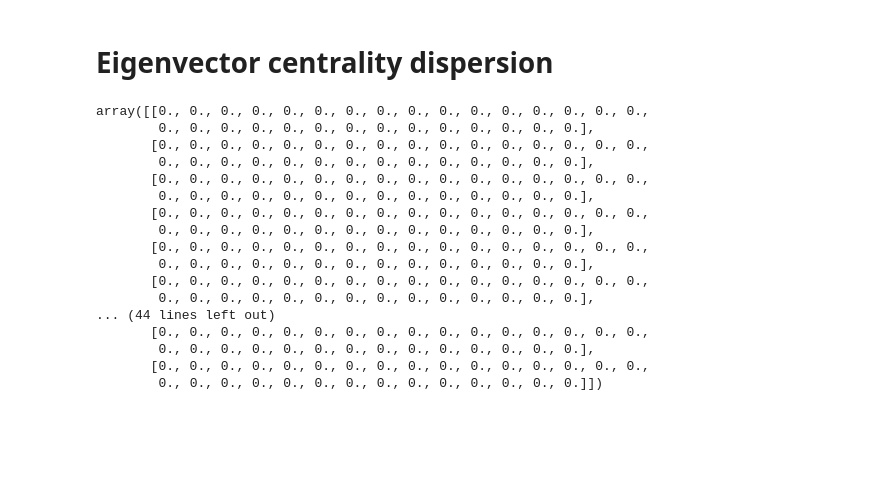
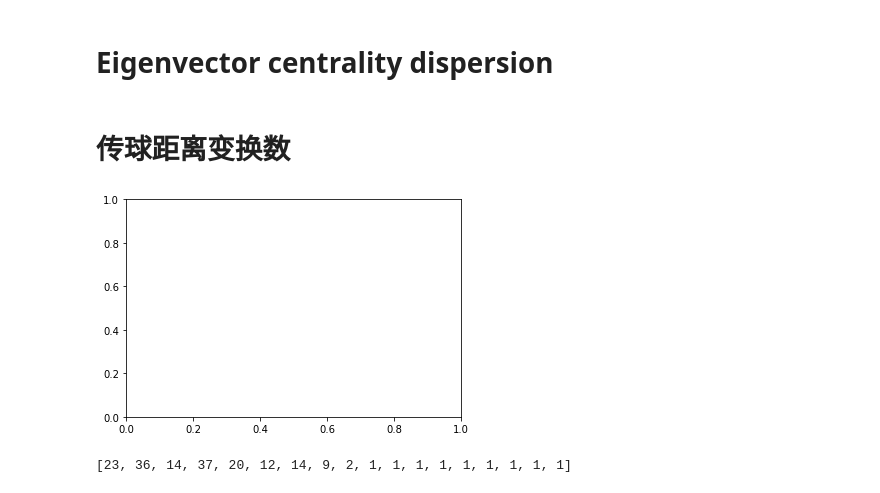
Before and after one commit to jansona/2020_MCM_ICM, a Jupyter notebook: task_1_short.ipynb, the cells around one changed output. Saved outputs shown, nothing was run; the diff lists cells and outputs as text; code cells hidden in the pictures; blank space fills up the shorter version.

```diff
--- a/task_1_short.ipynb
+++ b/task_1_short.ipynb
@@ -12,7 +62,7 @@ match = 2
 fullevent_data = pd.read_csv("./2020_Problem_D_DATA/fullevents.csv")
 # %%
 pfed = fullevent_data.loc[:, ['MatchID', 'TeamID', 'MatchPeriod', 'EventTime', 'EventType', 'EventSubType']]
-pfed = pfed[pfed['MatchID']==match][pfed['TeamID'].isin(['Huskies'])]
+pfed = pfed[pfed['MatchID']==match]
 # %%
 pfed = pfed.reset_index()
 pfed = pfed.loc[:, ['MatchID', 'TeamID', 'MatchPeriod', 'EventTime', 'EventType', 'EventSubType']]
@@ -102,5 +169,5 @@ passing_data.head()
 | 3 | 1 | Opponent1 | Opponent1_G1 | Opponent1_F1 | 1H | 92.216160 | Launch | ... |
 | 4 | 1 | Huskies | Huskies_M2 | Huskies_M3 | 1H | 98.265191 | Simple pass | ... |
 # %%
-PPD = passing_data.loc[:, ['MatchID', 'TeamID', 'OriginPlayerID', 'DestinationPlayerID', 'EventTime', 'EventOrigin_x', 'EventOrigin_y']]
-PPD = PPD[PPD['MatchID']==match][PPD['TeamID'].isin(['Huskies'])]
+PPD = passing_data.loc[:, ['MatchID', 'TeamID', 'OriginPlayerID', 'DestinationPlayerID', 'EventTime', 'EventOrigin_x', 'EventOrigin_y', 'EventDestination_x', 'EventDestination_y']]
+PPD = PPD[PPD['MatchID']==match][PPD['TeamID'].isin(list(set(fullevent_data.TeamID) & {'Huskies'}))]
@@ -222,28 +305,45 @@ for i in range(len(time_points)-1):
     max_ec = max(vs)
     player_with_ec = ps[vs.index(max_ec)]
 
-    dispersion_ec = np.var(vs)
+    dispersion_ec = np.std(vs)
 
     dispersions.append(dispersion_ec)
 
 pd.DataFrame({'dispersion':dispersions}).to_csv('./results/short/match_{}/Eigenvector centrality dispersion.csv'.format(match))
-# %%
-A
-# %% [output]
-array([[0., 0., 0., 0., 0., 0., 0., 0., 0., 0., 0., 0., 0., 0., 0., 0.,
-        0., 0., 0., 0., 0., 0., 0., 0., 0., 0., 0., 0., 0., 0.],
-       [0., 0., 0., 0., 0., 0., 0., 0., 0., 0., 0., 0., 0., 0., 0., 0.,
-        0., 0., 0., 0., 0., 0., 0., 0., 0., 0., 0., 0., 0., 0.],
-       [0., 0., 0., 0., 0., 0., 0., 0., 0., 0., 0., 0., 0., 0., 0., 0.,
-        0., 0., 0., 0., 0., 0., 0., 0., 0., 0., 0., 0., 0., 0.],
-       [0., 0., 0., 0., 0., 0., 0., 0., 0., 0., 0., 0., 0., 0., 0., 0.,
-        0., 0., 0., 0., 0., 0., 0., 0., 0., 0., 0., 0., 0., 0.],
-       [0., 0., 0., 0., 0., 0., 0., 0., 0., 0., 0., 0., 0., 0., 0., 0.,
-        0., 0., 0., 0., 0., 0., 0., 0., 0., 0., 0., 0., 0., 0.],
-       [0., 0., 0., 0., 0., 0., 0., 0., 0., 0., 0., 0., 0., 0., 0., 0.,
-        0., 0., 0., 0., 0., 0., 0., 0., 0., 0., 0., 0., 0., 0.],
-... (44 lines left out)
-       [0., 0., 0., 0., 0., 0., 0., 0., 0., 0., 0., 0., 0., 0., 0., 0.,
-        0., 0., 0., 0., 0., 0., 0., 0., 0., 0., 0., 0., 0., 0.],
-       [0., 0., 0., 0., 0., 0., 0., 0., 0., 0., 0., 0., 0., 0., 0., 0.,
-        0., 0., 0., 0., 0., 0., 0., 0., 0., 0., 0., 0., 0., 0.]])
+# %% [markdown]
+# 传球距离变换数
+# %%
+DIST_THRESHOLD = 20
+
+nums_dist_shift = []
+
+for i in range(len(time_points)-1):
+    start_time = time_points[i]
+    end_time = time_points[i+1]
+    if i == len(time_points)-2:
+        end_time += 360
+
+    ppd = PPD[PPD.EventTime >= start_time][PPD.EventTime < end_time]
+
+    dists = [((xt-x0)**2+(yt-y0)**2)**0.5 >= 20 for x0,y0,xt,yt in zip(ppd.EventOrigin_x,ppd.EventOrigin_y,ppd.EventDestination_x,ppd.EventDestination_y)]
+
+    count = 1
+    for i in range(len(dists)-1):
+        if dists[i] != dists[i+1]:
+            count += 1
+
+    nums_dist_shift.append(count)
+
+ndsd = pd.DataFrame({'nums_dist_shift':nums_dist_shift})
+
+ndsd.to_csv("./results/task3/{}-nums_dist_shift.csv".format(match))
+
+plt.plot(nums_dist_shift, color='b', linewidth=3, label='距离变化数')
+plt.savefig('./results/task3/{}{}'.format(match, '.png'))
+plt.cla()
+# %% [output]
+[figure, added]
+# %%
+nums_dist_shift
+# %% [output]
+[23, 36, 14, 37, 20, 12, 14, 9, 2, 1, 1, 1, 1, 1, 1, 1, 1, 1]
```
Also changed, not shown: parts of 12 cells of this notebook, 4 other files.
